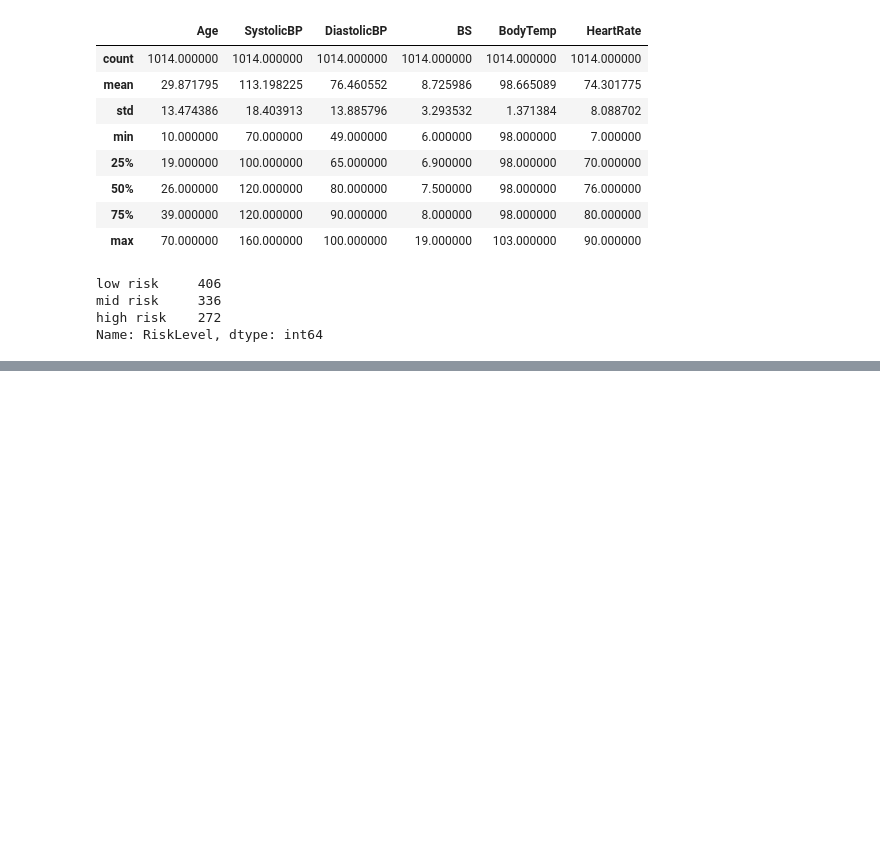
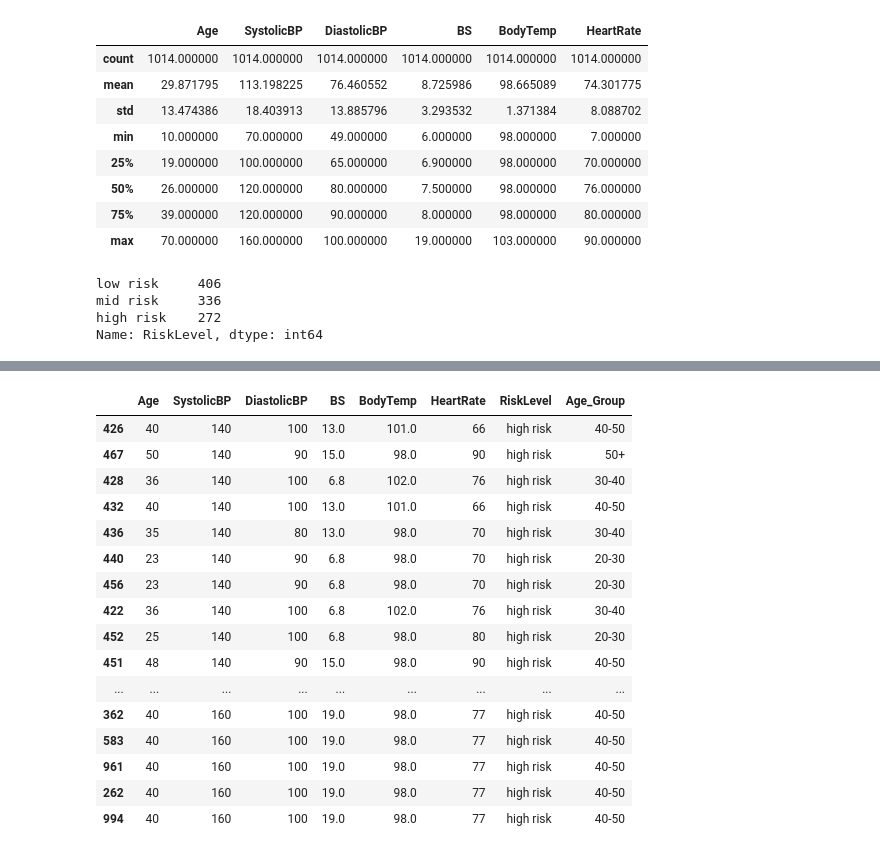
Before and after one commit to amy-panda/Maternal-Health-Risk, a Jupyter notebook: EDA.ipynb, the cells around one changed output, grey strips where cells are left out. Cells and saved outputs as stored; diff of their text form; code cells hidden in the pictures; blank space fills up the shorter version.

```diff
--- a/EDA.ipynb
+++ b/EDA.ipynb
@@ -75,6 +68,9 @@ df.describe()
 | 50% | 26.000000 | 120.000000 | 80.000000 | 7.500000 | 98.000000 | 76.000000 |
 | 75% | 39.000000 | 120.000000 | 90.000000 | 8.000000 | 98.000000 | 80.000000 |
 | max | 70.000000 | 160.000000 | 100.000000 | 19.000000 | 103.000000 | 90.000000 |
+# %%
+# convert risk level to categorical variable
+df['RiskLevel']=pd.Categorical(df['RiskLevel'],['high risk','mid risk','low risk'])
 # %%
 # count records by risk level
 df['RiskLevel'].value_counts()
@@ -85,0 +148,15 @@ Name: RiskLevel, dtype: int64
+# %%
+# Add a new column 'age group'
+def age_group(row):
+   if row['Age']>=10 and row['Age']<20:
+      return '10-20'
+   elif row['Age']>=20 and row['Age']<30:
+      return '20-30'
+   elif row['Age']>=30 and row['Age']<40:
+      return '30-40'
+   elif row['Age']>=40 and row['Age']<50:
+      return '40-50'
+   else:
+      return '50+'
+
+df['Age_Group']=df.apply(age_group,axis=1)
@@ -85,0 +180,23 @@ Name: RiskLevel, dtype: int64
+# %%
+# look at top 20 records of SystolicBP
+def top(df, n=5,column='SystolicBP'):
+    return df.sort_values(by=column)[-n:]
+top(df,n=20)
+# %% [output]
+|  | Age | SystolicBP | DiastolicBP | BS | BodyTemp | HeartRate | RiskLevel | Age_Group |
+| 426 | 40 | 140 | 100 | 13.0 | 101.0 | 66 | high risk | 40-50 |
+| 467 | 50 | 140 | 90 | 15.0 | 98.0 | 90 | high risk | 50+ |
+| 428 | 36 | 140 | 100 | 6.8 | 102.0 | 76 | high risk | 30-40 |
+| 432 | 40 | 140 | 100 | 13.0 | 101.0 | 66 | high risk | 40-50 |
+| 436 | 35 | 140 | 80 | 13.0 | 98.0 | 70 | high risk | 30-40 |
+| 440 | 23 | 140 | 90 | 6.8 | 98.0 | 70 | high risk | 20-30 |
+| 456 | 23 | 140 | 90 | 6.8 | 98.0 | 70 | high risk | 20-30 |
+| 422 | 36 | 140 | 100 | 6.8 | 102.0 | 76 | high risk | 30-40 |
+| 452 | 25 | 140 | 100 | 6.8 | 98.0 | 80 | high risk | 20-30 |
+| 451 | 48 | 140 | 90 | 15.0 | 98.0 | 90 | high risk | 40-50 |
+| ... | ... | ... | ... | ... | ... | ... | ... | ... |
+| 362 | 40 | 160 | 100 | 19.0 | 98.0 | 77 | high risk | 40-50 |
+| 583 | 40 | 160 | 100 | 19.0 | 98.0 | 77 | high risk | 40-50 |
+| 961 | 40 | 160 | 100 | 19.0 | 98.0 | 77 | high risk | 40-50 |
+| 262 | 40 | 160 | 100 | 19.0 | 98.0 | 77 | high risk | 40-50 |
+| 994 | 40 | 160 | 100 | 19.0 | 98.0 | 77 | high risk | 40-50 |
```
Also changed, not shown: parts of 16 cells of this notebook.
